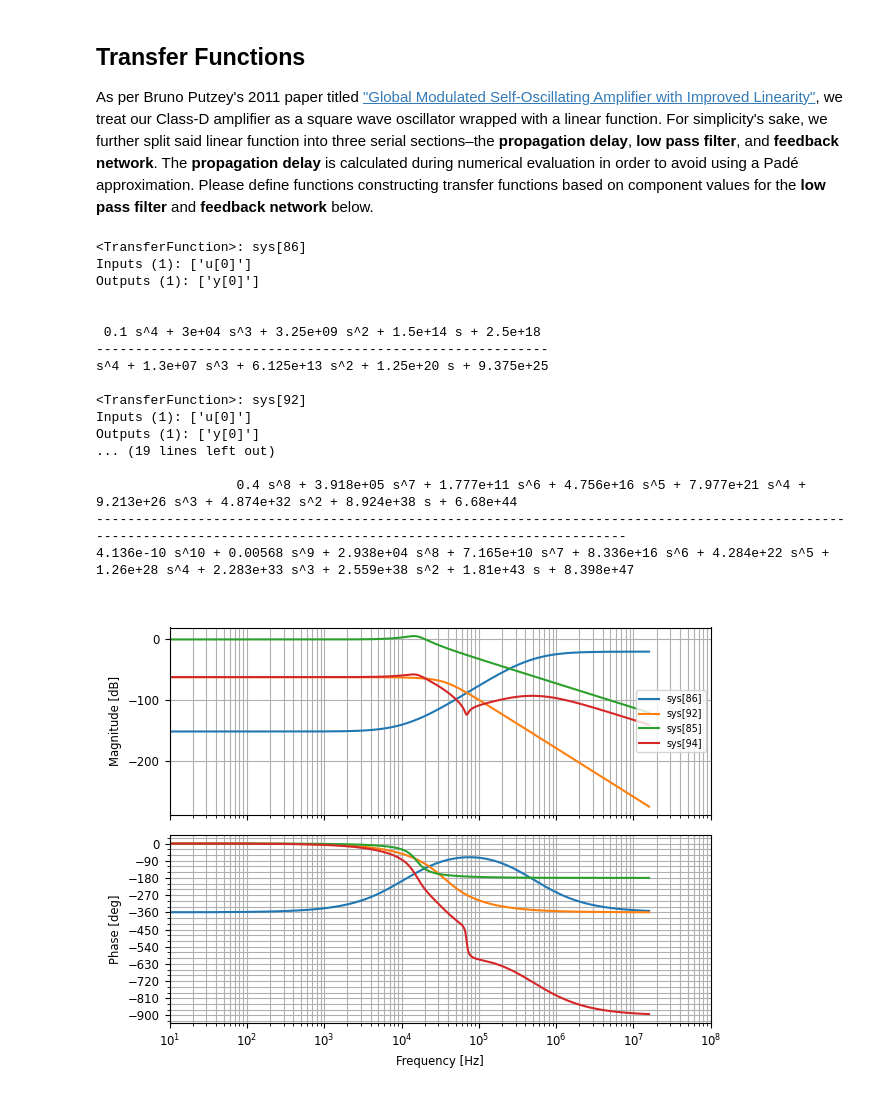
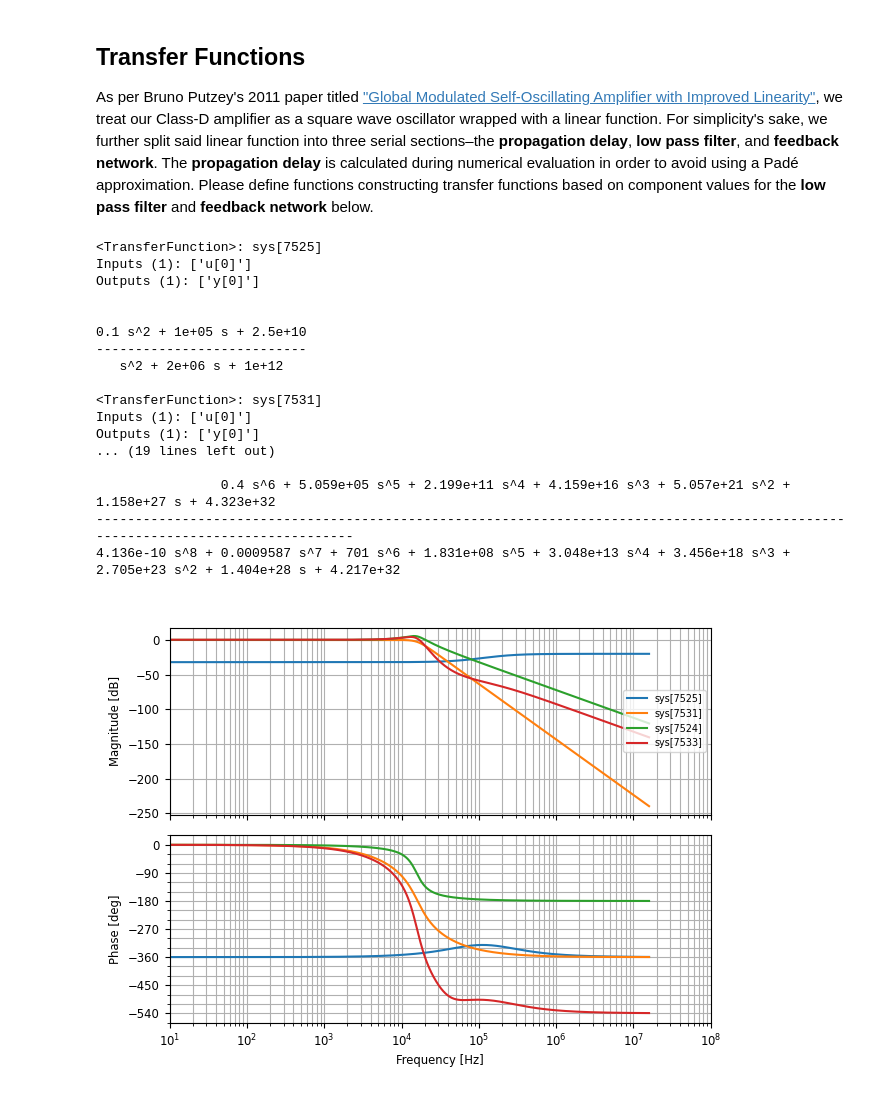
Before and after one commit to aaronlockhartdev/class-d-amp, a Jupyter notebook: loop_analysis/main.ipynb, the cells around one changed output. Saved outputs shown, nothing was run; the diff lists cells and outputs as text; code cells hidden in the pictures.

```diff
--- a/loop_analysis/main.ipynb
+++ b/loop_analysis/main.ipynb
@@ -261,43 +261,46 @@ def load_sapwin(filename):
 # %%
 out = lpf(22e-6, 4.7e-6, 4)
 
-pd = ct.zpk([-5e4+100j, -5e4-100j, -1e5+100j, -1e5-100j], [-2.5e6+100j, -2.5e6-100j, -3e6, -5e6], 1e-1)
+compf = 5e5
+compr = 2
+comp = ct.zpk([-compf-1j, -compf+1j], [-compf*compr] * 2, 1e-1)
 
-outf = out.bandwidth()
+iff = out.bandwidth() * 0.7
 
-if1 = outf * 1.4192
-if2 = outf * 1.5912
-i = 1e-3 * ct.tf([if1**2], [1, if1/0.5219  , if1**2]) * ct.tf([if1**2], [1, if2/0.8055, if2**2])
+i = 1
+for fsf, q in [(1.000, 0.5412), (1.000, 1.3065)]:
+    sf = iff * fsf
+    i *= ct.tf([sf**2], [1, sf*fsf/q, sf**2])
 
-fbn = out * (pd + i)
+fbn = out * (comp + i)
 
 plt.clf()
 
 plot_kwargs = {'Hz': True, 'dB': True, 'omega_limits': (10, 100e6)}
-for tf in (pd, i, out, fbn):
+for tf in (comp, i, out, fbn):
     print(tf)
     ct.bode_plot(tf, **plot_kwargs)
 
 plt.show()
 # %% [output]
-<TransferFunction>: sys[86]
+<TransferFunction>: sys[7525]
 Inputs (1): ['u[0]']
 Outputs (1): ['y[0]']
 
 
- 0.1 s^4 + 3e+04 s^3 + 3.25e+09 s^2 + 1.5e+14 s + 2.5e+18
-----------------------------------------------------------
-s^4 + 1.3e+07 s^3 + 6.125e+13 s^2 + 1.25e+20 s + 9.375e+25
+0.1 s^2 + 1e+05 s + 2.5e+10
+---------------------------
+   s^2 + 2e+06 s + 1e+12
 
-<TransferFunction>: sys[92]
+<TransferFunction>: sys[7531]
 Inputs (1): ['u[0]']
 Outputs (1): ['y[0]']
 ... (19 lines left out)
 
-                  0.4 s^8 + 3.918e+05 s^7 + 1.777e+11 s^6 + 4.756e+16 s^5 + 7.977e+21 s^4 + 9.213e+26 s^3 + 4.874e+32 s^2 + 8.924e+38 s + 6.68e+44
---------------------------------------------------------------------------------------------------------------------------------------------------------------------
-4.136e-10 s^10 + 0.00568 s^9 + 2.938e+04 s^8 + 7.165e+10 s^7 + 8.336e+16 s^6 + 4.284e+22 s^5 + 1.26e+28 s^4 + 2.283e+33 s^3 + 2.559e+38 s^2 + 1.81e+43 s + 8.398e+47
+                0.4 s^6 + 5.059e+05 s^5 + 2.199e+11 s^4 + 4.159e+16 s^3 + 5.057e+21 s^2 + 1.158e+27 s + 4.323e+32
+---------------------------------------------------------------------------------------------------------------------------------
+4.136e-10 s^8 + 0.0009587 s^7 + 701 s^6 + 1.831e+08 s^5 + 3.048e+13 s^4 + 3.456e+18 s^3 + 2.705e+23 s^2 + 1.404e+28 s + 4.217e+32
-[figure, old version]
+[figure, new version]
 # %%
 %%time
 plot(fbn, 10, 20e6, delay=100e-9)
```
Also changed, not shown: parts of 2 cells of this notebook, 4 other files.
